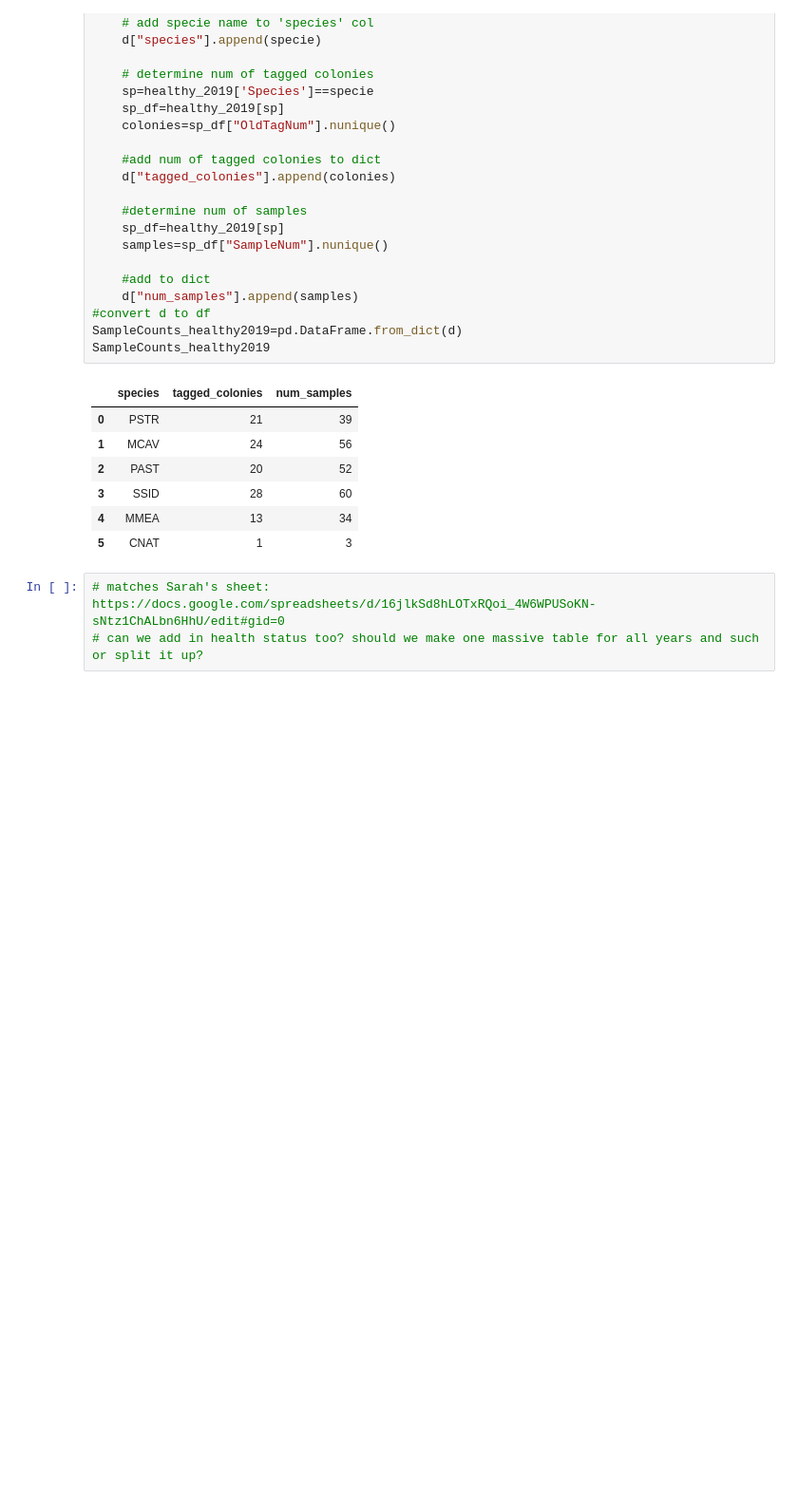
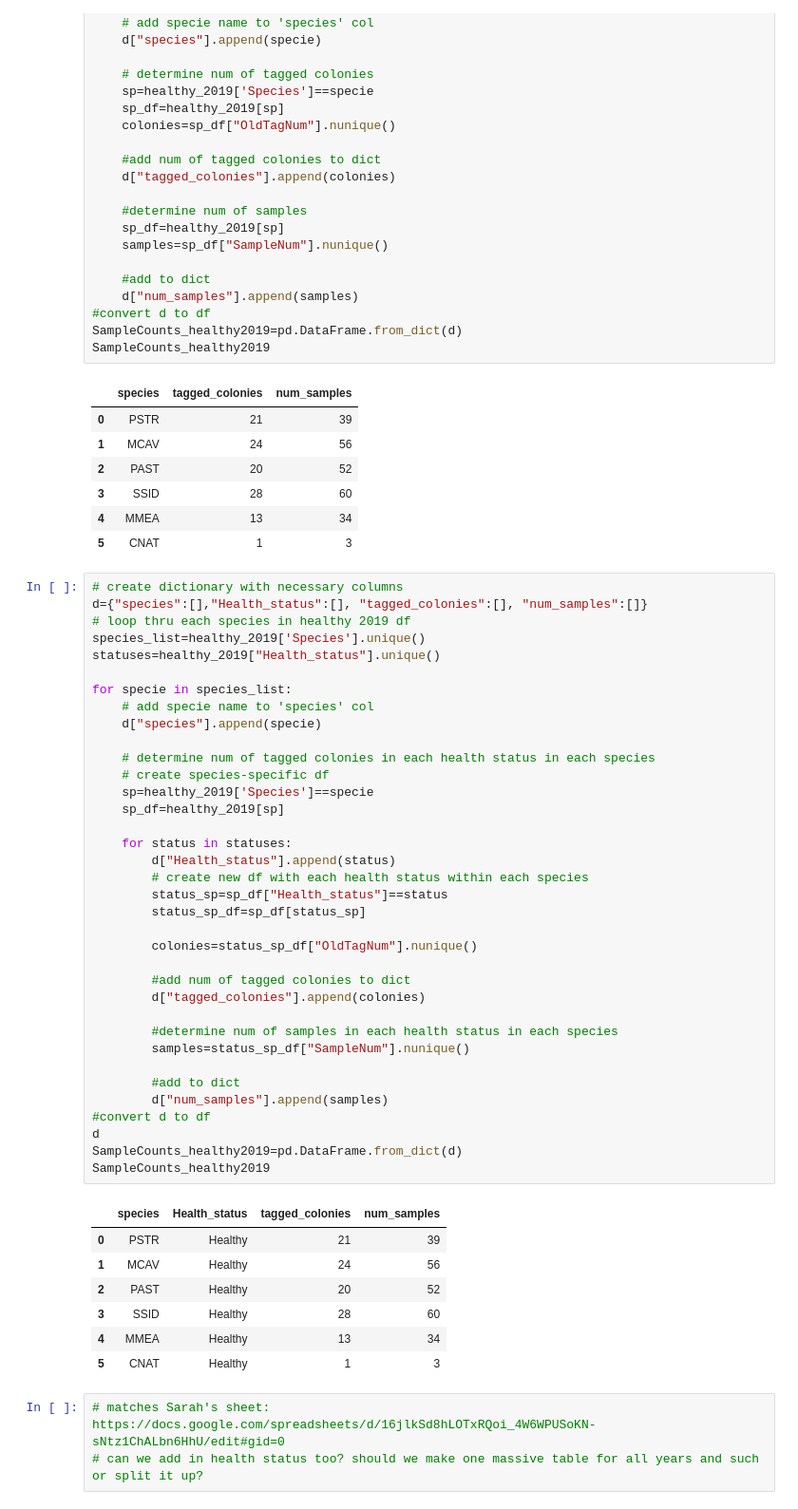
Before and after one commit to brookewicz/CBC_metagenomics, a Jupyter notebook: Demographics/SummaryStats.ipynb, the cells around one changed output. Shown: that part at 95% size. Drawn from its saved outputs; the diff is of its cells as text; blank space fills up the shorter version.

```diff
--- a/Demographics/SummaryStats.ipynb
+++ b/Demographics/SummaryStats.ipynb
@@ -236,6 +314,50 @@ SampleCounts_healthy2019
 | 3 | SSID | 28 | 60 |
 | 4 | MMEA | 13 | 34 |
 | 5 | CNAT | 1 | 3 |
+# %%
+# create dictionary with necessary columns
+d={"species":[],"Health_status":[], "tagged_colonies":[], "num_samples":[]}
+# loop thru each species in healthy 2019 df
+species_list=healthy_2019['Species'].unique()
+statuses=healthy_2019["Health_status"].unique()
+
+for specie in species_list:
+    # add specie name to 'species' col
+    d["species"].append(specie)
+
+    # determine num of tagged colonies in each health status in each species
+    # create species-specific df
+    sp=healthy_2019['Species']==specie
+    sp_df=healthy_2019[sp]
+
+    for status in statuses:
+        d["Health_status"].append(status)
+        # create new df with each health status within each species
+        status_sp=sp_df["Health_status"]==status
+        status_sp_df=sp_df[status_sp]
+
+        colonies=status_sp_df["OldTagNum"].nunique()
+
+        #add num of tagged colonies to dict
+        d["tagged_colonies"].append(colonies)
+
+        #determine num of samples in each health status in each species
+        samples=status_sp_df["SampleNum"].nunique()
+
+        #add to dict
+        d["num_samples"].append(samples)
+#convert d to df
+d
+SampleCounts_healthy2019=pd.DataFrame.from_dict(d)
+SampleCounts_healthy2019
+# %% [output]
+|  | species | Health_status | tagged_colonies | num_samples |
+| 0 | PSTR | Healthy | 21 | 39 |
+| 1 | MCAV | Healthy | 24 | 56 |
+| 2 | PAST | Healthy | 20 | 52 |
+| 3 | SSID | Healthy | 28 | 60 |
+| 4 | MMEA | Healthy | 13 | 34 |
+| 5 | CNAT | Healthy | 1 | 3 |
 # %%
 # matches Sarah's sheet: https://docs.google.com/spreadsheets/d/16jlkSd8hLOTxRQoi_4W6WPUSoKN-sNtz1ChALbn6HhU/edit#gid=0
 # can we add in health status too? should we make one massive table for all years and such or split it up?
```
Also changed, not shown: parts of 22 cells of this notebook.
